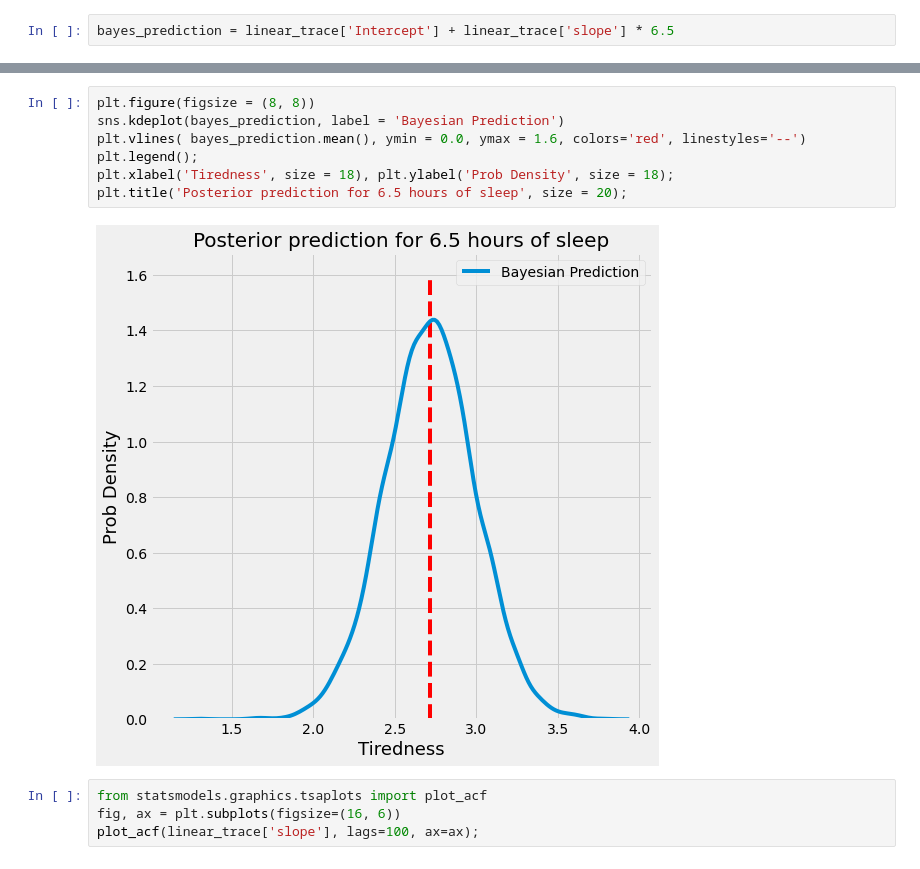
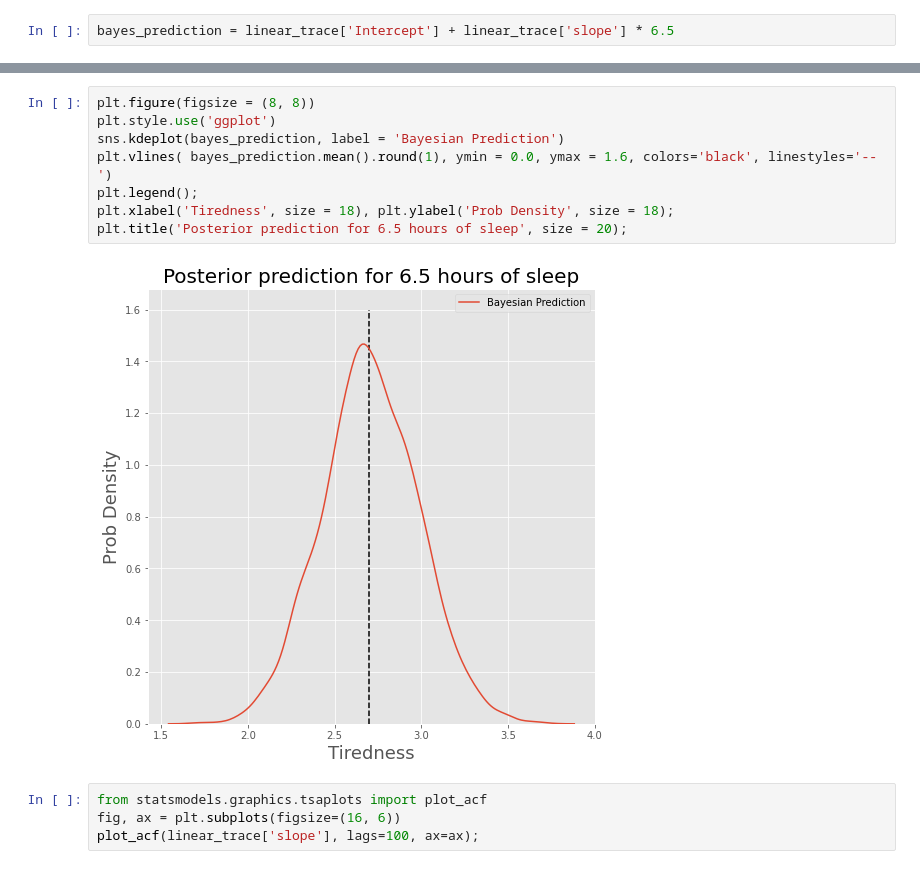
Before and after one commit to Prashantmdgl9/Bayesian_linear_regression, a Jupyter notebook: Linear_Regression_Bayesian.ipynb, the cells around one changed output, grey strips where cells are left out. Saved outputs shown, nothing was run; the diff lists cells and outputs as text.

```diff
--- a/Linear_Regression_Bayesian.ipynb
+++ b/Linear_Regression_Bayesian.ipynb
@@ -130,12 +131,13 @@ bayes_prediction.mean()
 # %%
 plt.figure(figsize = (8, 8))
+plt.style.use('ggplot')
 sns.kdeplot(bayes_prediction, label = 'Bayesian Prediction')
-plt.vlines( bayes_prediction.mean(), ymin = 0.0, ymax = 1.6, colors='red', linestyles='--')
+plt.vlines( bayes_prediction.mean().round(1), ymin = 0.0, ymax = 1.6, colors='black', linestyles='--')
 plt.legend();
 plt.xlabel('Tiredness', size = 18), plt.ylabel('Prob Density', size = 18);
 plt.title('Posterior prediction for 6.5 hours of sleep', size = 20);
 # %% [output]
-[figure, old version]
+[figure, new version]
 # %%
 from statsmodels.graphics.tsaplots import plot_acf
 fig, ax = plt.subplots(figsize=(16, 6))
```
Also changed, not shown: parts of 8 cells of this notebook.
